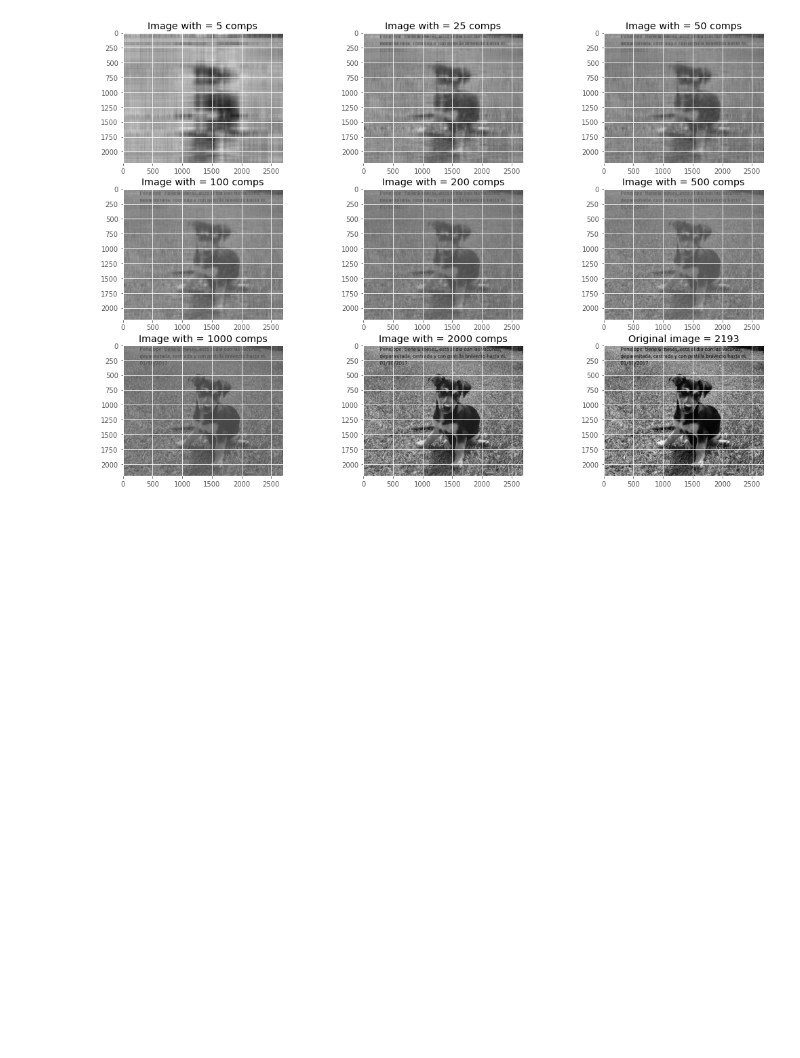
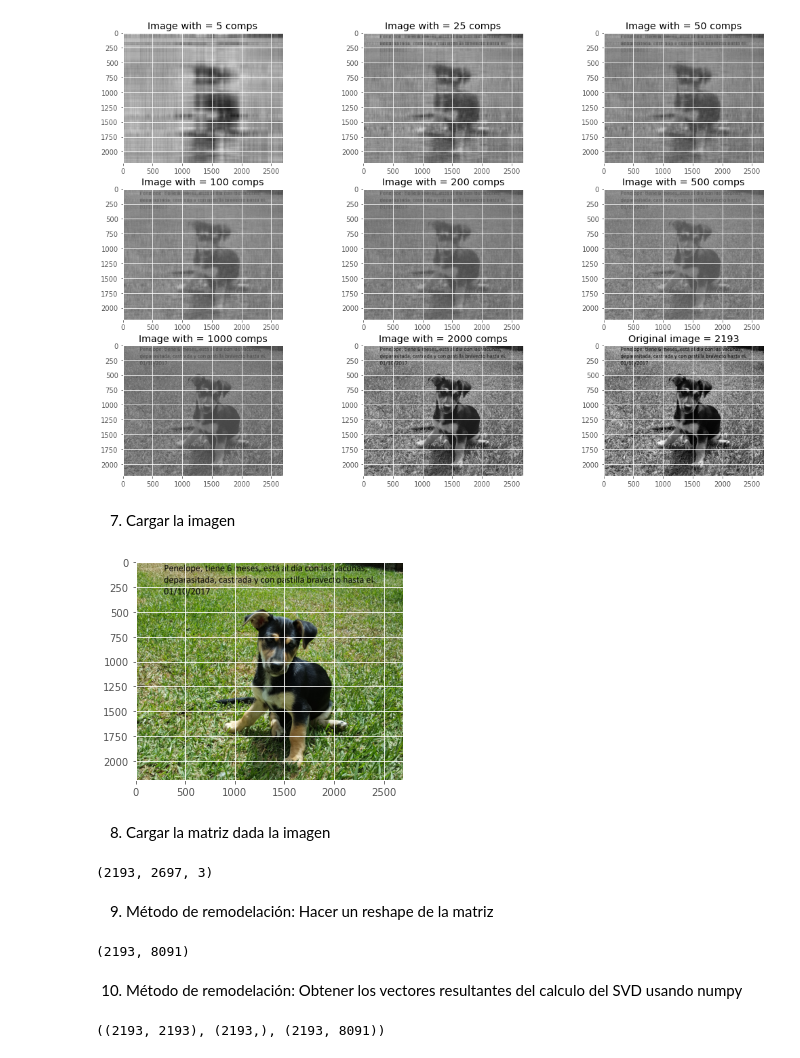
Before and after one commit to JOSUERV99/single-value-descomposition-on-image, a Jupyter notebook: TC1-SVD-Josue-Andrew.ipynb, the cells around one changed output. Cells and saved outputs as stored; diff of their text form; code cells hidden in the pictures; blank space fills up the shorter version.

Commit message:
Update TC1-SVD-Josue-Andrew.ipynb
Método de remodelación, falta mostrar correctamente las imágenes.

```diff
--- a/TC1-SVD-Josue-Andrew.ipynb
+++ b/TC1-SVD-Josue-Andrew.ipynb
@@ -95,3 +87,40 @@ for i in range(len(comps)):
     plt.title(f'Original image = {comps[i]}' if i == len(comps)-1 else f'Image with = {comps[i]} comps')
 # %% [output]
 [figure]
+# %% [markdown]
+7. Cargar la imagen
+# %%
+nombreImagen= "imagenUsar"
+plt.style.use('ggplot')
+
+image = Image.open(nombreImagen+'.jpg')
+plt.imshow(image)
+plt.show()
+# %% [output]
+[figure, added]
+# %% [markdown]
+8. Cargar la matriz dada la imagen
+# %%
+A = np.asarray(image)
+original_shape = A.shape
+print(original_shape) # forma de la matriz resultante
+# %% [output]
+(2193, 2697, 3)
+# %% [markdown]
+9. Método de remodelación: Hacer un reshape de la matriz
+# %%
+B = A.reshape(A.shape[0],A.shape[1]*A.shape[2])
+'''Hacer un reshape 'botando' una dimension en otra.
+   De esta
+'''
+print(B.shape)
+# %% [output]
+(2193, 8091)
+# %% [markdown]
+10. Método de remodelación: Obtener los vectores resultantes del calculo del SVD usando numpy
+# %%
+# ref: https://numpy.org/doc/stable/reference/generated/numpy.linalg.svd.html
+uB, sB, vhB = np.linalg.svd(B, full_matrices=False)
+uB.shape, sB.shape, vhB.shape
+# %% [output]
+((2193, 2193), (2193,), (2193, 8091))
```
Also changed, not shown: parts of 6 cells of this notebook.
